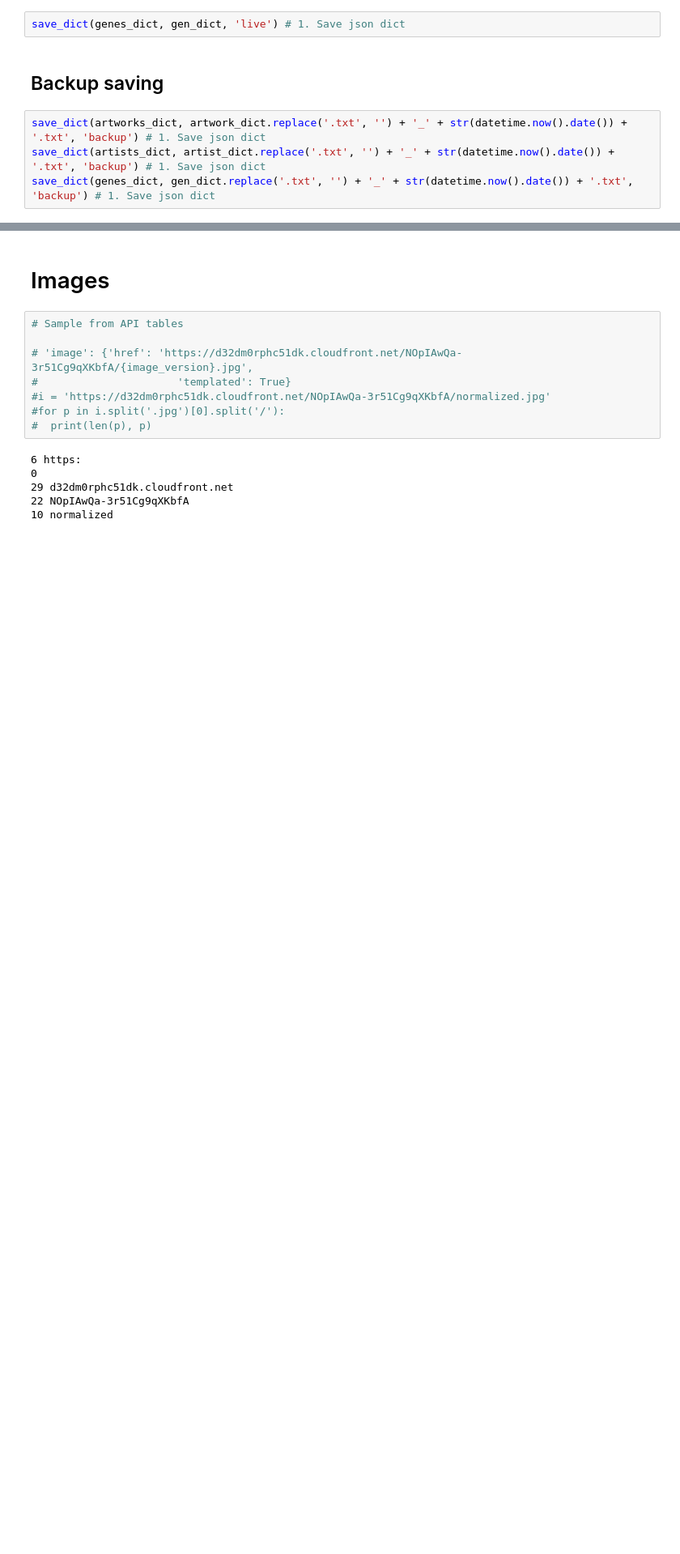
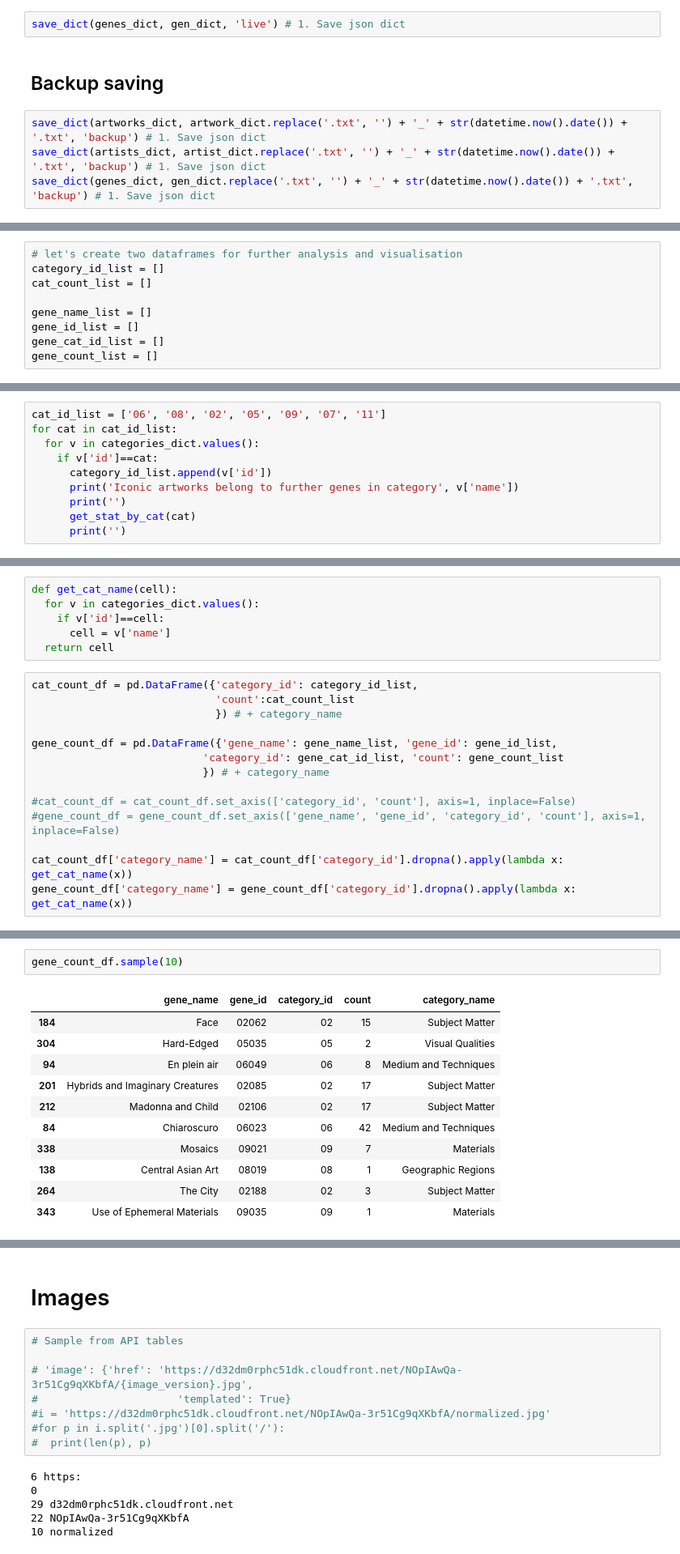
Before and after one commit to Bella151305/ArtProject, a Jupyter notebook: Artsy_genome_api.ipynb, the cells around one changed output, grey strips where cells are left out. Shown at 81% size. Drawn from its saved outputs; the diff is of its cells as text; blank space fills up the shorter version.

```diff
--- a/Artsy_genome_api.ipynb
+++ b/Artsy_genome_api.ipynb
@@ -3677,0 +4290,9 @@ save_dict(genes_dict, gen_dict.replace('.txt', '') + '_' + str(datetime.now().da
+# %%
+# let's create two dataframes for further analysis and visualisation
+category_id_list = []
+cat_count_list = []
+
+gene_name_list = []
+gene_id_list = []
+gene_cat_id_list = []
+gene_count_list = []
@@ -3677,0 +4380,10 @@ save_dict(genes_dict, gen_dict.replace('.txt', '') + '_' + str(datetime.now().da
+# %%
+cat_id_list = ['06', '08', '02', '05', '09', '07', '11']
+for cat in cat_id_list:
+  for v in categories_dict.values():
+    if v['id']==cat:
+      category_id_list.append(v['id'])
+      print('Iconic artworks belong to further genes in category', v['name'])
+      print('')
+      get_stat_by_cat(cat)
+      print('')
@@ -3677,0 +4408,20 @@ save_dict(genes_dict, gen_dict.replace('.txt', '') + '_' + str(datetime.now().da
+# %%
+def get_cat_name(cell):
+  for v in categories_dict.values():
+    if v['id']==cell:
+      cell = v['name']
+  return cell
+# %%
+cat_count_df = pd.DataFrame({'category_id': category_id_list,
+                             'count':cat_count_list
+                             }) # + category_name
+
+gene_count_df = pd.DataFrame({'gene_name': gene_name_list, 'gene_id': gene_id_list,
+                           'category_id': gene_cat_id_list, 'count': gene_count_list
+                           }) # + category_name
+
+#cat_count_df = cat_count_df.set_axis(['category_id', 'count'], axis=1, inplace=False)
+#gene_count_df = gene_count_df.set_axis(['gene_name', 'gene_id', 'category_id', 'count'], axis=1, inplace=False)
+
+cat_count_df['category_name'] = cat_count_df['category_id'].dropna().apply(lambda x: get_cat_name(x))
+gene_count_df['category_name'] = gene_count_df['category_id'].dropna().apply(lambda x: get_cat_name(x))
@@ -3677,0 +4468,14 @@ save_dict(genes_dict, gen_dict.replace('.txt', '') + '_' + str(datetime.now().da
+# %%
+gene_count_df.sample(10)
+# %% [output]
+|  | gene_name | gene_id | category_id | count | category_name |
+| 184 | Face | 02062 | 02 | 15 | Subject Matter |
+| 304 | Hard-Edged | 05035 | 05 | 2 | Visual Qualities |
+| 94 | En plein air | 06049 | 06 | 8 | Medium and Techniques |
+| 201 | Hybrids and Imaginary Creatures | 02085 | 02 | 17 | Subject Matter |
+| 212 | Madonna and Child | 02106 | 02 | 17 | Subject Matter |
+| 84 | Chiaroscuro | 06023 | 06 | 42 | Medium and Techniques |
+| 338 | Mosaics | 09021 | 09 | 7 | Materials |
+| 138 | Central Asian Art | 08019 | 08 | 1 | Geographic Regions |
+| 264 | The City | 02188 | 02 | 3 | Subject Matter |
+| 343 | Use of Ephemeral Materials | 09035 | 09 | 1 | Materials |
```
Also changed, not shown: parts of 148 cells of this notebook.
